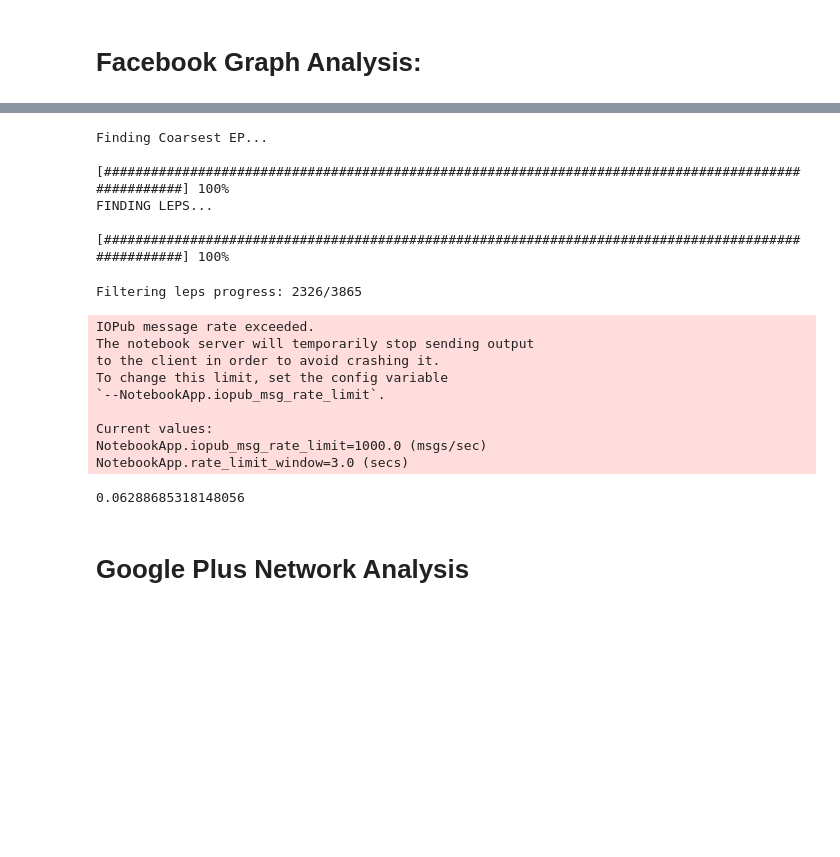
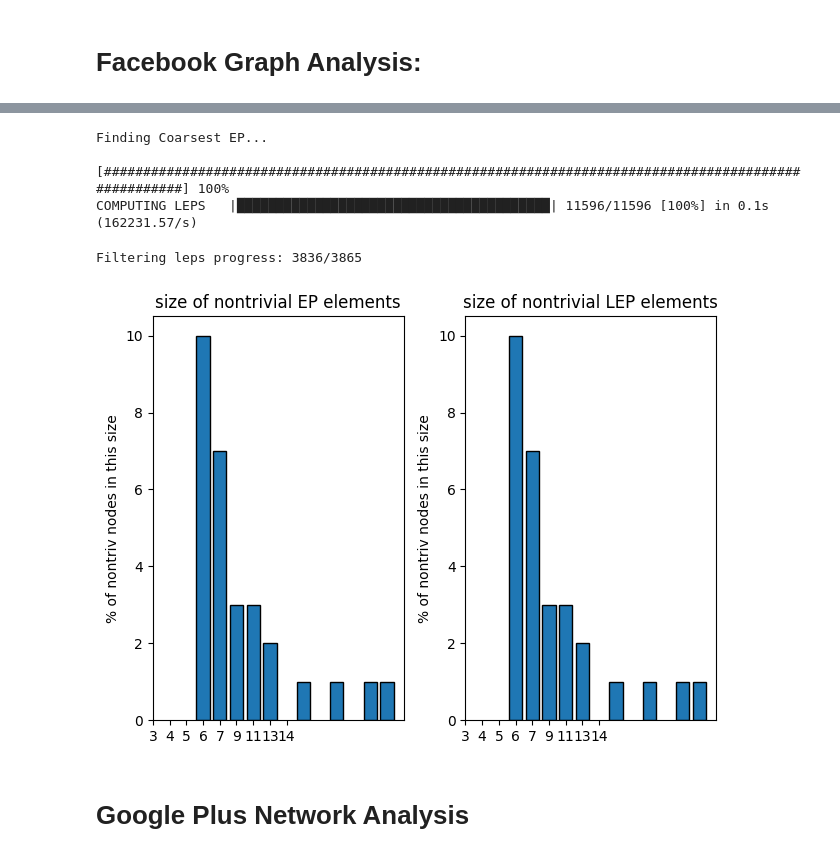
Before and after one commit to BismarkPrime/EquitablePartitions, a Jupyter notebook: Jupyter_notebooks/Social_networks.ipynb, the cells around one changed output, grey strips where cells are left out. Cells and saved outputs as stored; diff of their text form; code cells hidden in the pictures; blank space fills up the shorter version.

```diff
--- a/Jupyter_notebooks/Social_networks.ipynb
+++ b/Jupyter_notebooks/Social_networks.ipynb
@@ -154,28 +166,15 @@ FileNotFoundError: [Errno 2] No such file or directory: 'facebook_combined.txt'
 # %%
 relabeledGraph = graphs.relabel(facebookG)
-ep_dict, lep_list, coarsestAndLocal = lep_finder.getEquitablePartitions(relabeledGraph,progress_bars=True)
+ep_dict, lep_list, coarsestAndLocal = ep_utils.getEquitablePartitions(relabeledGraph,progress_bars=True)
 # %% [output]
 Finding Coarsest EP...
  [####################################################################################################] 100%
-FINDING LEPS...
- [####################################################################################################] 100%
+COMPUTING LEPS   |████████████████████████████████████████| 11596/11596 [100%] in 0.1s (162231.57/s)
 # %%
-nontrivEp_dict,nontrivLep_list, perc = graphs.NontrivialityData(relabeledGraph,ep_dict,lep_list)
+nontrivEp_dict,nontrivLep_list,hist_list_face, perc = graphs.NontrivialityData(relabeledGraph,ep_dict,lep_list,return_vals=True)
 # %% [output]
-Filtering leps progress: 2326/3865
+Filtering leps progress: 3836/3865
-IOPub message rate exceeded.
-The notebook server will temporarily stop sending output
-to the client in order to avoid crashing it.
-To change this limit, set the config variable
-`--NotebookApp.iopub_msg_rate_limit`.
-
-Current values:
-NotebookApp.iopub_msg_rate_limit=1000.0 (msgs/sec)
-NotebookApp.rate_limit_window=3.0 (secs)
+[figure, added]
-# %%
-perc
-# %% [output]
-0.06288685318148056
 # %% [markdown]
 # Google Plus Network Analysis
 # %% [markdown]
```
Also changed, not shown: parts of 38 cells of this notebook, 6 other files.
